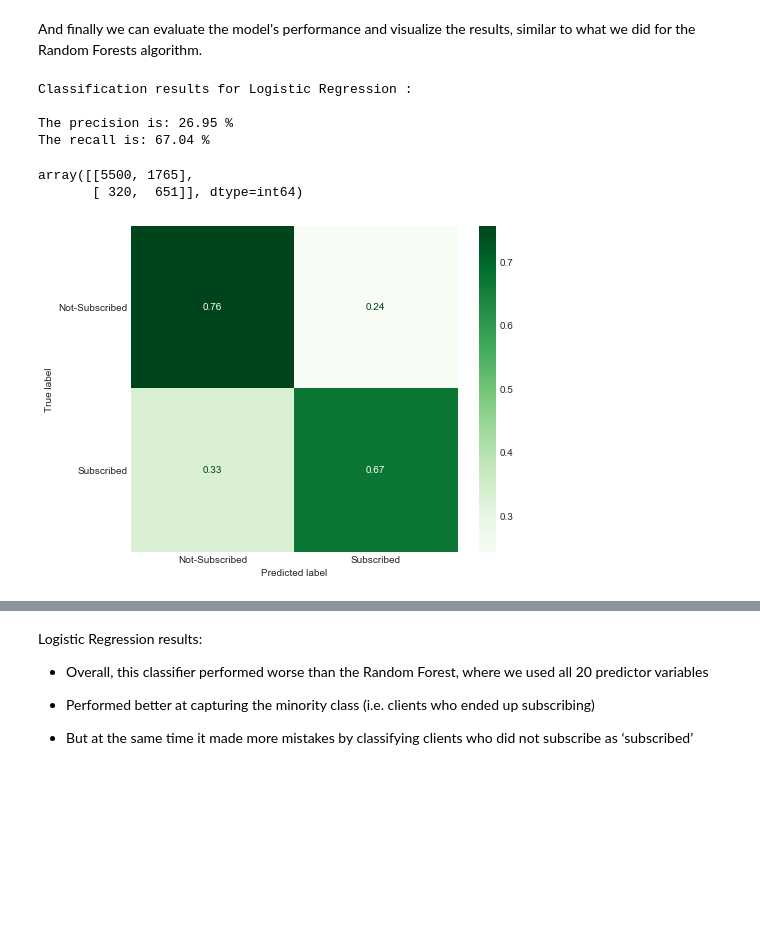
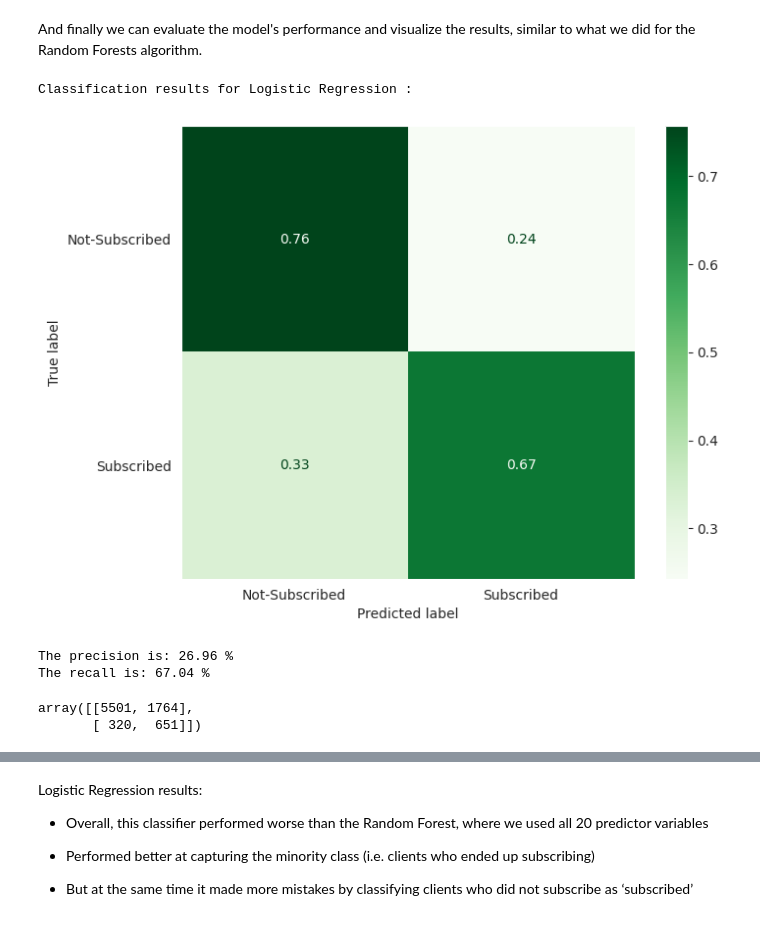
Before and after one commit to gpsyrou/Binary_Classification_of_Bank_Marketing_Campaigns, a Jupyter notebook: jupyter_notebooks/Direct_Marketing_Campaings.ipynb, the cells around one changed output, grey strips where cells are left out. Saved outputs shown, nothing was run; the diff lists cells and outputs as text; code cells hidden in the pictures; blank space fills up the shorter version.

```diff
--- a/jupyter_notebooks/Direct_Marketing_Campaings.ipynb
+++ b/jupyter_notebooks/Direct_Marketing_Campaings.ipynb
@@ -1359,27 +1351,21 @@ And finally we can evaluate the model's performance and visualize the results, s
 # %%
 # Evaluate the model by using Recall/Precission:
 
 getModelEvaluationMetrics(classifier=logreg_grid_search,
-
                           model_name='Logistic Regression',
-
                           x_test=X_test_reduced,
-
                           y_test=y_test,
-
                           y_predicted=logreg_y_pred,
-
                           plot_matrix=True,
-
-                          figsize=(8,6))
+                          figsize=(8,6)
+                         )
 # %% [output]
 Classification results for Logistic Regression :
-
-The precision is: 26.95 %
-The recall is: 67.04 %
+[figure, new version]
-array([[5500, 1765],
-       [ 320,  651]], dtype=int64)
+The precision is: 26.96 %
+The recall is: 67.04 %
-[figure, old version]
+array([[5501, 1764],
+       [ 320,  651]])
 # %%
 # Evaluate the model by using ROC Curve:
 
```
Also changed, not shown: parts of 19 cells of this notebook.
